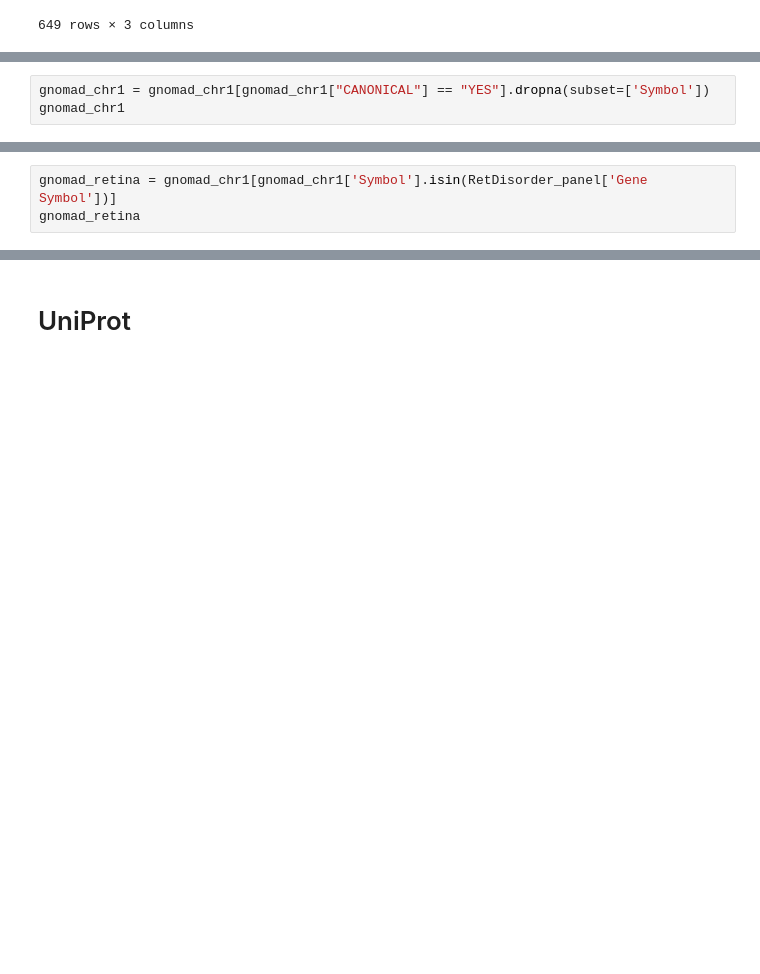
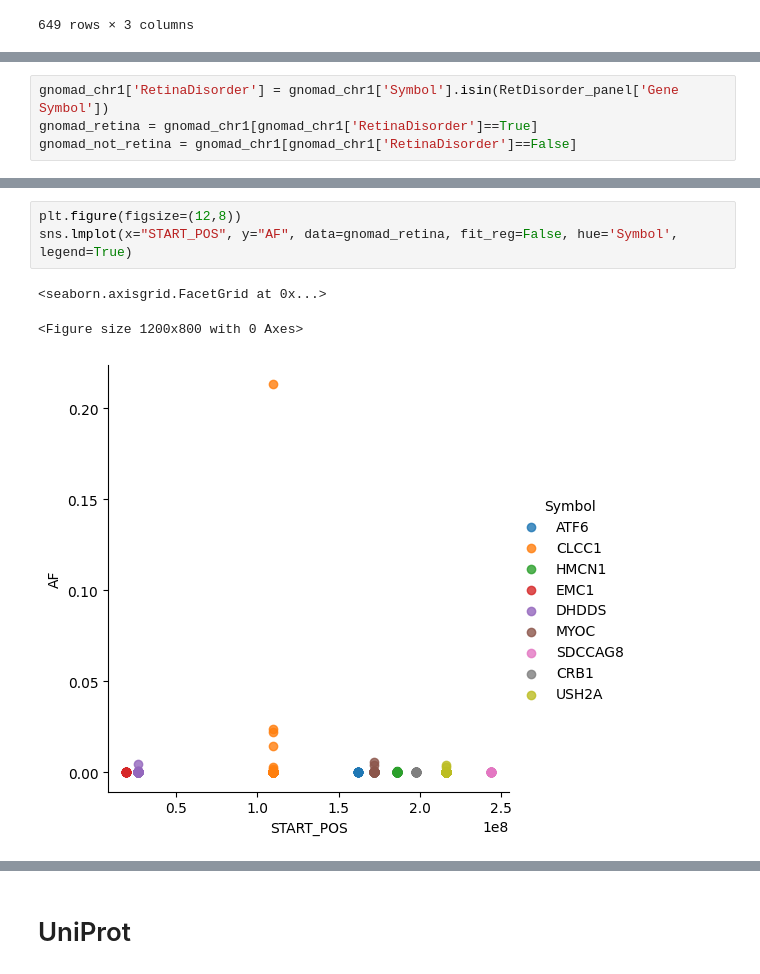
Before and after one commit to crodilla/Data_Analyst, a Jupyter notebook: EDA/GnomAD/gnomad.ipynb, the cells around one changed output, grey strips where cells are left out. Drawn from its saved outputs; the diff is of its cells as text; blank space fills up the shorter version.

```diff
--- a/EDA/GnomAD/gnomad.ipynb
+++ b/EDA/GnomAD/gnomad.ipynb
@@ -75,3 +166,0 @@ gnomad_chr1
-# %%
-gnomad_chr1 = gnomad_chr1[gnomad_chr1["CANONICAL"] == "YES"].dropna(subset=['Symbol'])
-gnomad_chr1
@@ -92,3 +167,4 @@ gnomad_chr1
 # %%
-gnomad_retina = gnomad_chr1[gnomad_chr1['Symbol'].isin(RetDisorder_panel['Gene Symbol'])]
-gnomad_retina
+gnomad_chr1['RetinaDisorder'] = gnomad_chr1['Symbol'].isin(RetDisorder_panel['Gene Symbol'])
+gnomad_retina = gnomad_chr1[gnomad_chr1['RetinaDisorder']==True]
+gnomad_not_retina = gnomad_chr1[gnomad_chr1['RetinaDisorder']==False]
@@ -112,0 +171,7 @@ gnomad_retina
+# %%
+plt.figure(figsize=(12,8))
+sns.lmplot(x="START_POS", y="AF", data=gnomad_retina, fit_reg=False, hue='Symbol', legend=True)
+# %% [output]
+<seaborn.axisgrid.FacetGrid at 0x...>
+<Figure size 1200x800 with 0 Axes>
+[figure, added]
```
Also changed, not shown: parts of 44 cells of this notebook, 8 other files.
